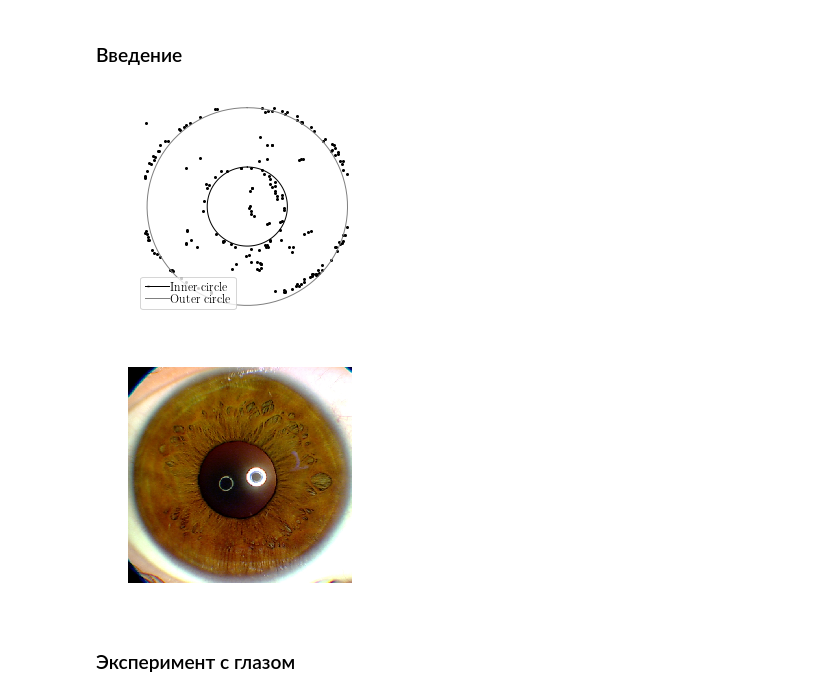
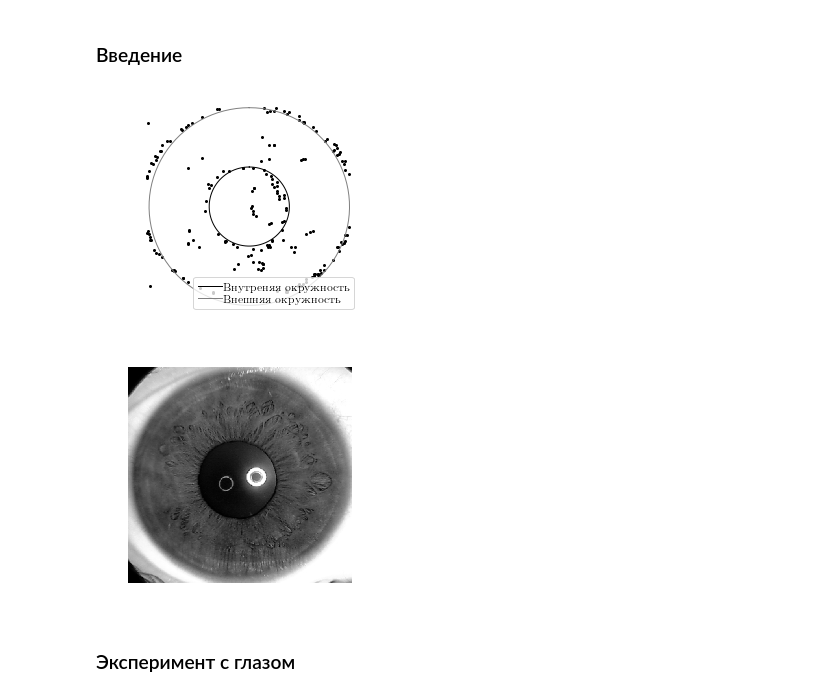
Before and after one commit to andriygav/ExpertLearning, a Jupyter notebook: code/graph.ipynb, the cells around one changed output. Saved outputs shown, nothing was run; the diff lists cells and outputs as text; code cells hidden in the pictures.

```diff
--- a/code/graph.ipynb
+++ b/code/graph.ipynb
@@ -46,6 +57,12 @@ from mixturelib.regularizers import RegularizeModel
 # %%
 import matplotlib.pyplot as plt
 from mpl_toolkits import mplot3d
+# %%
+import locale
+
+locale.setlocale(locale.LC_ALL, 'de_DE.utf8')
+
+plt.rcParams['axes.formatter.use_locale'] = True
 # %%
 plt.rcParams["font.family"] = 'DejaVu Sans'
 
@@ -273,7 +295,7 @@ plt.plot(x, y, '.', color = color[0])
 plt.axis('off')
 
 CIRCLE = [[-0.15,-0.00,0.7],[-0.15,-0.00,1.75]]
-leg = ['Inner circle', 'Outer circle']
+leg = ['Внутреняя окружность', 'Внешняя окружность']
 for i in range(2):
     x0, y0, r = CIRCLE[i]
     x_plot = x0 + r*np.sin(t)
@@ -285,37 +307,37 @@ plt.legend(loc='best')
 
 
 plt.subplots_adjust(wspace=0.4, hspace=0.35)
-plt.savefig('./figures/outline_image.pdf', bbox_inches='tight')
+plt.savefig('outline_image.pdf', bbox_inches='tight')
 
 plt.show()
 # %% [output]
-[figure, old version]
+[figure, new version]
 # %%
 Text_size = 12
 
 plt.rcParams['lines.linewidth'] = 1
 plt.rcParams['lines.markersize'] = 4
 plt.rcParams['xtick.labelsize'] = Text_size
 plt.rcParams['ytick.labelsize'] = Text_size
 plt.rcParams['legend.fontsize'] = Text_size
 plt.rcParams['axes.titlesize']=Text_size
 plt.rcParams['axes.labelsize']=Text_size
 plt.rcParams['figure.figsize'] = (4.0, 4.0)
 plt.rcParams['font.size'] = Text_size
 plt.rcParams["legend.labelspacing"] = 0.1
 plt.rcParams["legend.handletextpad"] = 0.1
 #################################################
 
-plt.imshow(image)
+plt.imshow(image.convert("L"), cmap='gray')
 plt.axis('off')
 
 
 plt.subplots_adjust(wspace=0.4, hspace=0.35)
-plt.savefig('./figures/real_image.pdf', bbox_inches='tight')
+plt.savefig('real_image.pdf', bbox_inches='tight')
 
 plt.show()
 # %% [output]
-[figure, old version]
+[figure, new version]
 # %% [markdown]
 ### Эксперимент с глазом
 # %%
```
Also changed, not shown: parts of 18 cells of this notebook.
